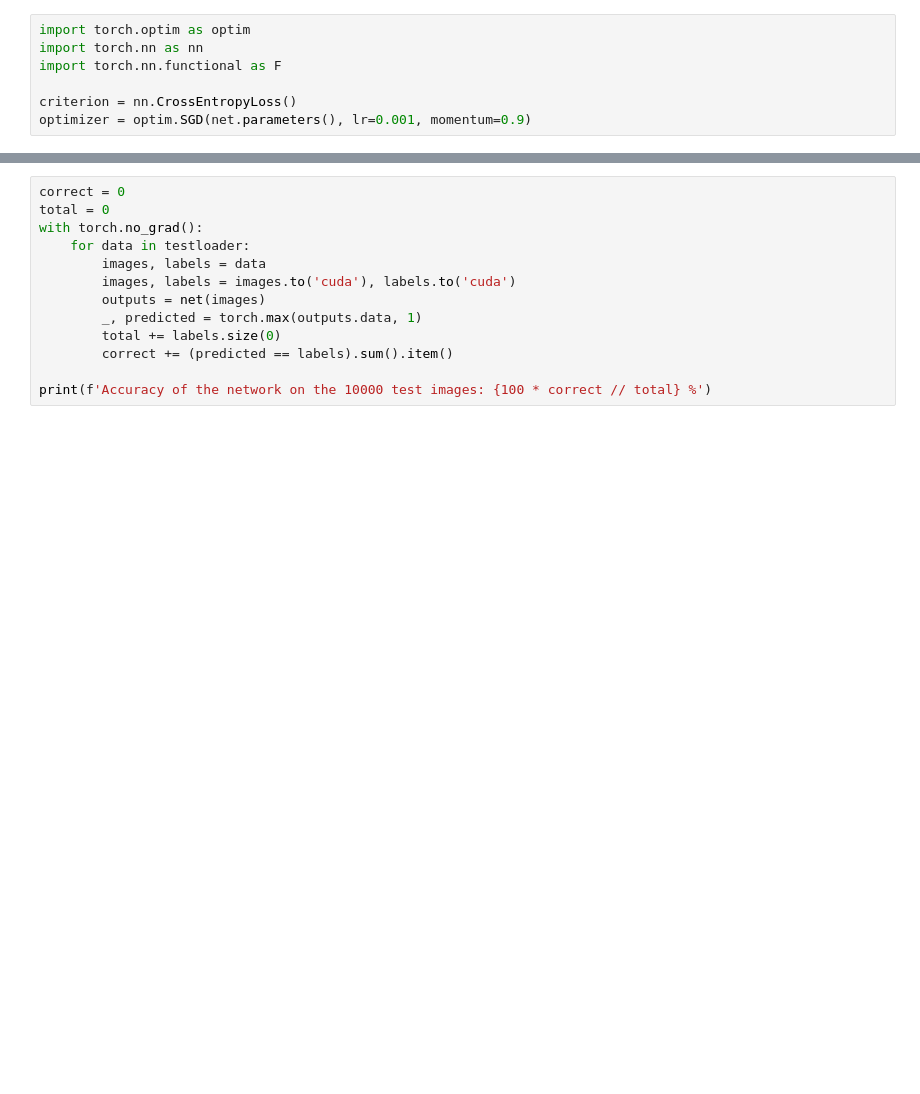
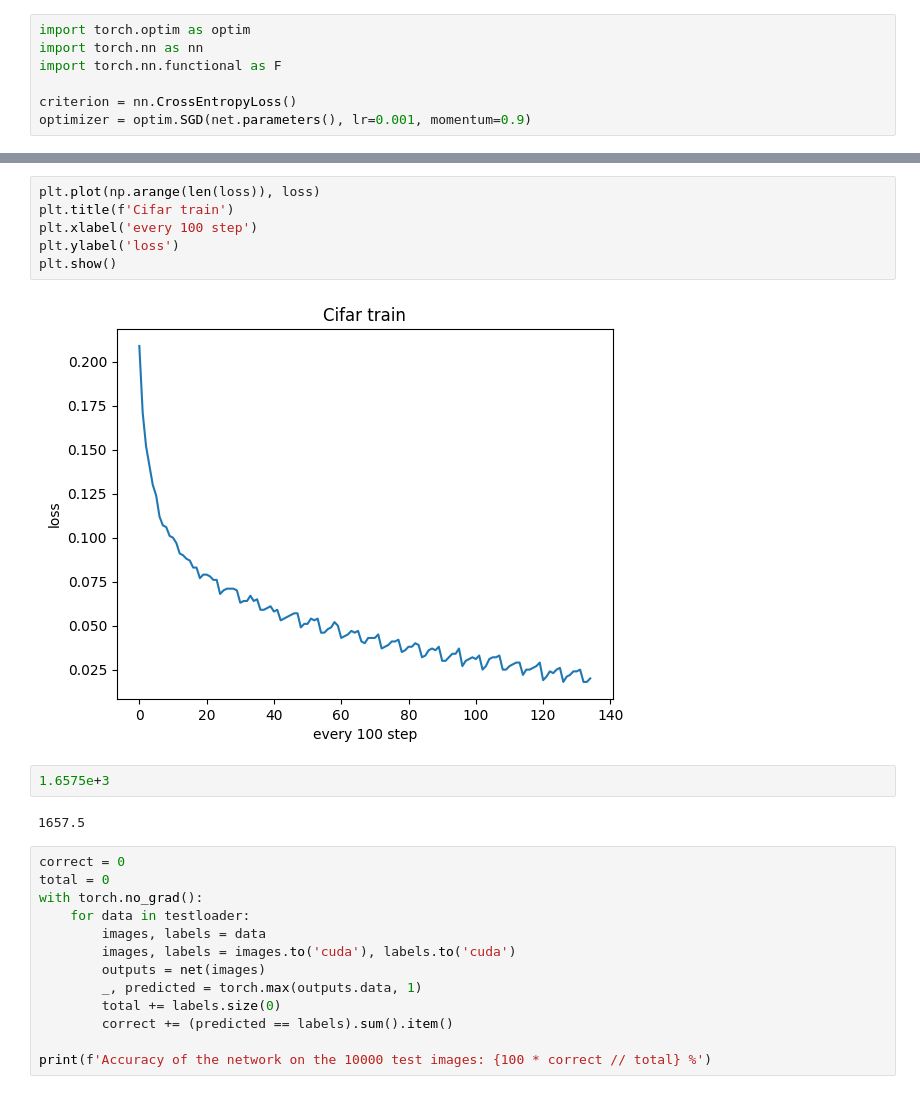
Before and after one commit to SivenM/det_small_people, a Jupyter notebook: forge/cifar_note.ipynb, the cells around one changed output, grey strips where cells are left out. Drawn from its saved outputs; the diff is of its cells as text; blank space fills up the shorter version.

```diff
--- a/forge/cifar_note.ipynb
+++ b/forge/cifar_note.ipynb
@@ -116,3 +261,15 @@ Finished Training
+# %%
+plt.plot(np.arange(len(loss)), loss)
+plt.title(f'Cifar train')
+plt.xlabel('every 100 step')
+plt.ylabel('loss')
+plt.show()
+# %% [output]
+[figure, added]
+# %%
+1.6575e+3
+# %% [output]
+1657.5
 # %%
 correct = 0
 total = 0
```
Also changed, not shown: parts of 5 cells of this notebook, 7 other files.
